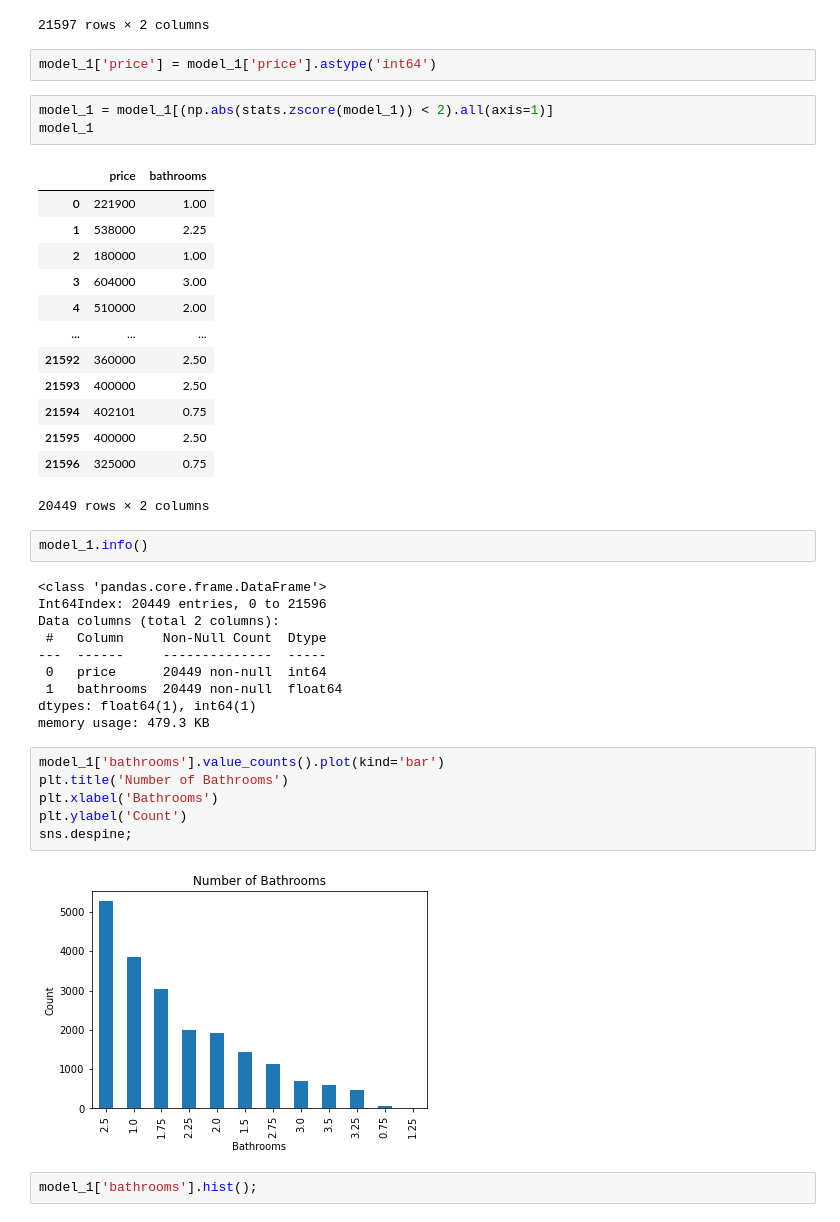
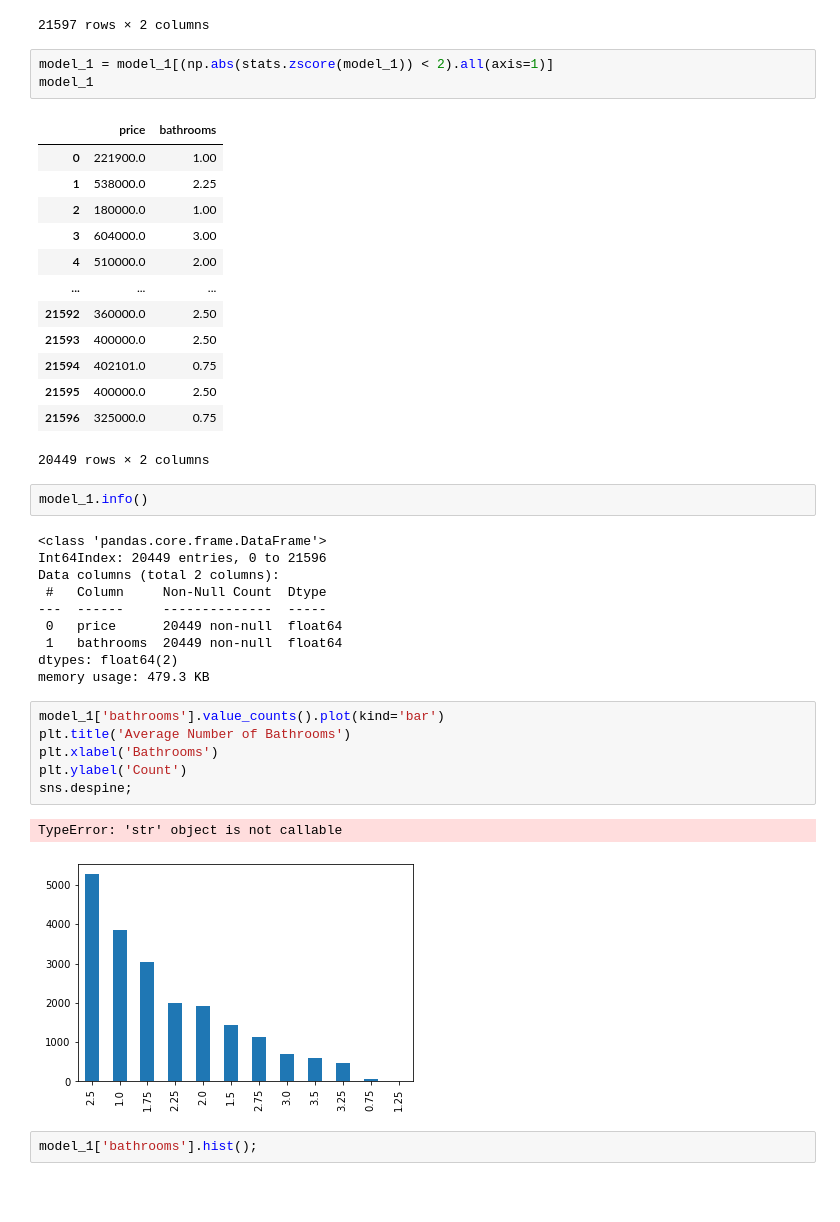
Before and after one commit to letruong711/Seattle-Area-Housing-Analysis, a Jupyter notebook: Starting Analysis.ipynb, the cells around one changed output. Drawn from its saved outputs; the diff is of its cells as text; blank space fills up the shorter version.

```diff
--- a/Starting Analysis.ipynb
+++ b/Starting Analysis.ipynb
@@ -371,24 +386,22 @@ model_1
 | 21595 | 400000.0 | 2.50 |
 | 21596 | 325000.0 | 0.75 |
 21597 rows × 2 columns
-# %%
-model_1['price'] = model_1['price'].astype('int64')
 # %%
 model_1 = model_1[(np.abs(stats.zscore(model_1)) < 2).all(axis=1)]
 model_1
 # %% [output]
 |  | price | bathrooms |
-| 0 | 221900 | 1.00 |
-| 1 | 538000 | 2.25 |
-| 2 | 180000 | 1.00 |
-| 3 | 604000 | 3.00 |
-| 4 | 510000 | 2.00 |
+| 0 | 221900.0 | 1.00 |
+| 1 | 538000.0 | 2.25 |
+| 2 | 180000.0 | 1.00 |
+| 3 | 604000.0 | 3.00 |
+| 4 | 510000.0 | 2.00 |
 | ... | ... | ... |
-| 21592 | 360000 | 2.50 |
-| 21593 | 400000 | 2.50 |
-| 21594 | 402101 | 0.75 |
-| 21595 | 400000 | 2.50 |
-| 21596 | 325000 | 0.75 |
+| 21592 | 360000.0 | 2.50 |
+| 21593 | 400000.0 | 2.50 |
+| 21594 | 402101.0 | 0.75 |
+| 21595 | 400000.0 | 2.50 |
+| 21596 | 325000.0 | 0.75 |
 20449 rows × 2 columns
 # %%
 model_1.info()
@@ -398,18 +411,19 @@ Int64Index: 20449 entries, 0 to 21596
 Data columns (total 2 columns):
  #   Column     Non-Null Count  Dtype
 ---  ------     --------------  -----
- 0   price      20449 non-null  int64
+ 0   price      20449 non-null  float64
  1   bathrooms  20449 non-null  float64
-dtypes: float64(1), int64(1)
+dtypes: float64(2)
 memory usage: 479.3 KB
 # %%
 model_1['bathrooms'].value_counts().plot(kind='bar')
-plt.title('Number of Bathrooms')
+plt.title('Average Number of Bathrooms')
 plt.xlabel('Bathrooms')
 plt.ylabel('Count')
 sns.despine;
 # %% [output]
+TypeError: 'str' object is not callable
-[figure, old version]
+[figure, new version]
 # %%
 model_1['bathrooms'].hist();
 # %% [output]
```
Also changed, not shown: parts of 36 cells of this notebook.
